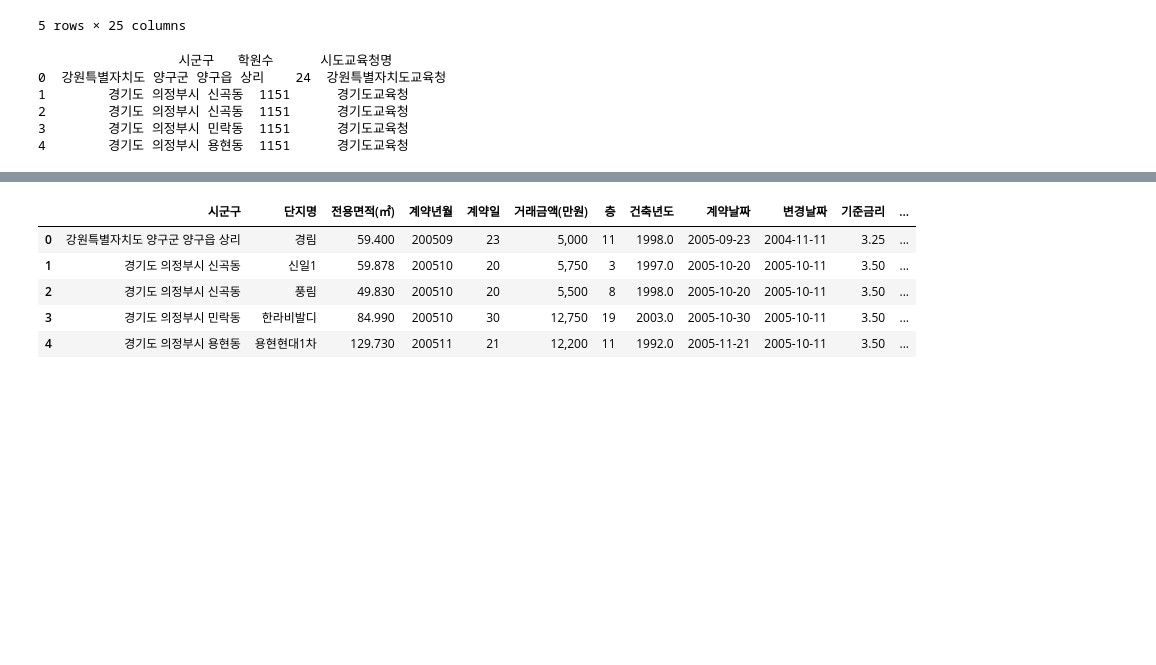
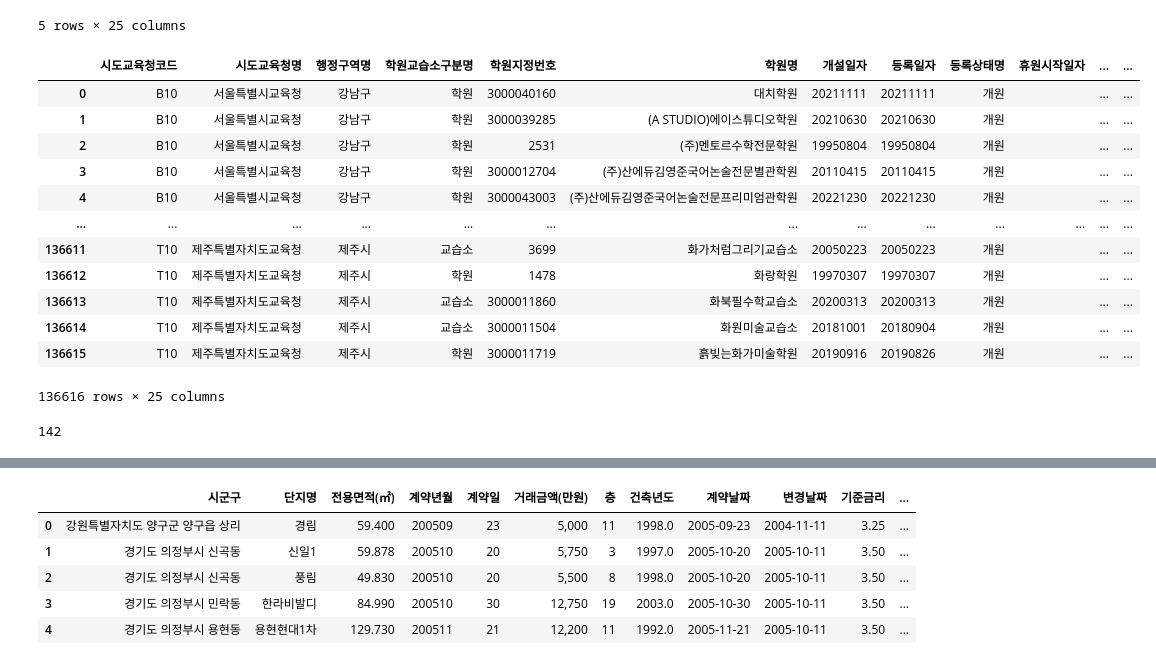
Before and after one commit to namolee/fintech_service, a Jupyter notebook: 대용량_파일처리.ipynb, the cells around one changed output, grey strips where cells are left out. Cells and saved outputs as stored; diff of their text form; code cells hidden in the pictures; blank space fills up the shorter version.

```diff
--- a/대용량_파일처리.ipynb
+++ b/대용량_파일처리.ipynb
@@ -402,26 +361,24 @@ academy_data.head()
 | 3 | B10 | 서울특별시교육청 | 강남구 | 학원 | 3000012704 | (주)산에듀김영준국어논술전문별관학원 | 20110415 | 20110415 | 개원 |  | ... | ... |
 | 4 | B10 | 서울특별시교육청 | 강남구 | 학원 | 3000043003 | (주)산에듀김영준국어논술전문프리미엄관학원 | 20221230 | 20221230 | 개원 |  | ... | ... |
 5 rows × 25 columns
-# %%
-# 1. academy_data에서 시도교육청명과 행정구역명별 학원 수 계산
-academy_counts = academy_data.groupby(['시도교육청명', '행정구역명']).size().reset_index(name='학원수')
-
-# 2. apt_data에 학원수 컬럼을 기본값 None으로 설정
-apt_data['학원수'] = None
-
-# 3. 벡터화된 방식으로 행정구역명이 시군구에 포함되어 있는지 확인
-for i, region_row in academy_counts.iterrows():
-    # 시군구에 해당 행정구역명이 포함되어 있고, 시도교육청명도 일치하는지 확인
-    mask = (apt_data['시도교육청명'] == region_row['시도교육청명']) & apt_data['시군구'].str.contains(region_row['행정구역명'])
-    # 해당하는 행에 학원수 추가
-    apt_data.loc[mask, '학원수'] = region_row['학원수']
-
-# 결과 확인
-print(apt_data[['시군구', '학원수', '시도교육청명']].head())
-# %% [output]
-                  시군구   학원수      시도교육청명
-0  강원특별자치도 양구군 양구읍 상리    24  강원특별자치도교육청
-1        경기도 의정부시 신곡동  1151      경기도교육청
-2        경기도 의정부시 신곡동  1151      경기도교육청
-3        경기도 의정부시 민락동  1151      경기도교육청
-4        경기도 의정부시 용현동  1151      경기도교육청
+# %%
+academy_data
+# %% [output]
+|  | 시도교육청코드 | 시도교육청명 | 행정구역명 | 학원교습소구분명 | 학원지정번호 | 학원명 | 개설일자 | 등록일자 | 등록상태명 | 휴원시작일자 | ... | ... |
+| 0 | B10 | 서울특별시교육청 | 강남구 | 학원 | 3000040160 | 대치학원 | 20211111 | 20211111 | 개원 |  | ... | ... |
+| 1 | B10 | 서울특별시교육청 | 강남구 | 학원 | 3000039285 | (A STUDIO)에이스튜디오학원 | 20210630 | 20210630 | 개원 |  | ... | ... |
+| 2 | B10 | 서울특별시교육청 | 강남구 | 학원 | 2531 | (주)멘토르수학전문학원 | 19950804 | 19950804 | 개원 |  | ... | ... |
+| 3 | B10 | 서울특별시교육청 | 강남구 | 학원 | 3000012704 | (주)산에듀김영준국어논술전문별관학원 | 20110415 | 20110415 | 개원 |  | ... | ... |
+| 4 | B10 | 서울특별시교육청 | 강남구 | 학원 | 3000043003 | (주)산에듀김영준국어논술전문프리미엄관학원 | 20221230 | 20221230 | 개원 |  | ... | ... |
+| ... | ... | ... | ... | ... | ... | ... | ... | ... | ... | ... | ... | ... |
+| 136611 | T10 | 제주특별자치도교육청 | 제주시 | 교습소 | 3699 | 화가처럼그리기교습소 | 20050223 | 20050223 | 개원 |  | ... | ... |
+| 136612 | T10 | 제주특별자치도교육청 | 제주시 | 학원 | 1478 | 화랑학원 | 19970307 | 19970307 | 개원 |  | ... | ... |
+| 136613 | T10 | 제주특별자치도교육청 | 제주시 | 교습소 | 3000011860 | 화북필수학교습소 | 20200313 | 20200313 | 개원 |  | ... | ... |
+| 136614 | T10 | 제주특별자치도교육청 | 제주시 | 교습소 | 3000011504 | 화원미술교습소 | 20181001 | 20180904 | 개원 |  | ... | ... |
+| 136615 | T10 | 제주특별자치도교육청 | 제주시 | 학원 | 3000011719 | 흙빚는화가미술학원 | 20190916 | 20190826 | 개원 |  | ... | ... |
+136616 rows × 25 columns
+# %%
+nan_count = academy_data['행정구역명'].isna().sum()
+print(nan_count)
+# %% [output]
+142
```
Also changed, not shown: parts of 37 cells of this notebook, 1 other file.
